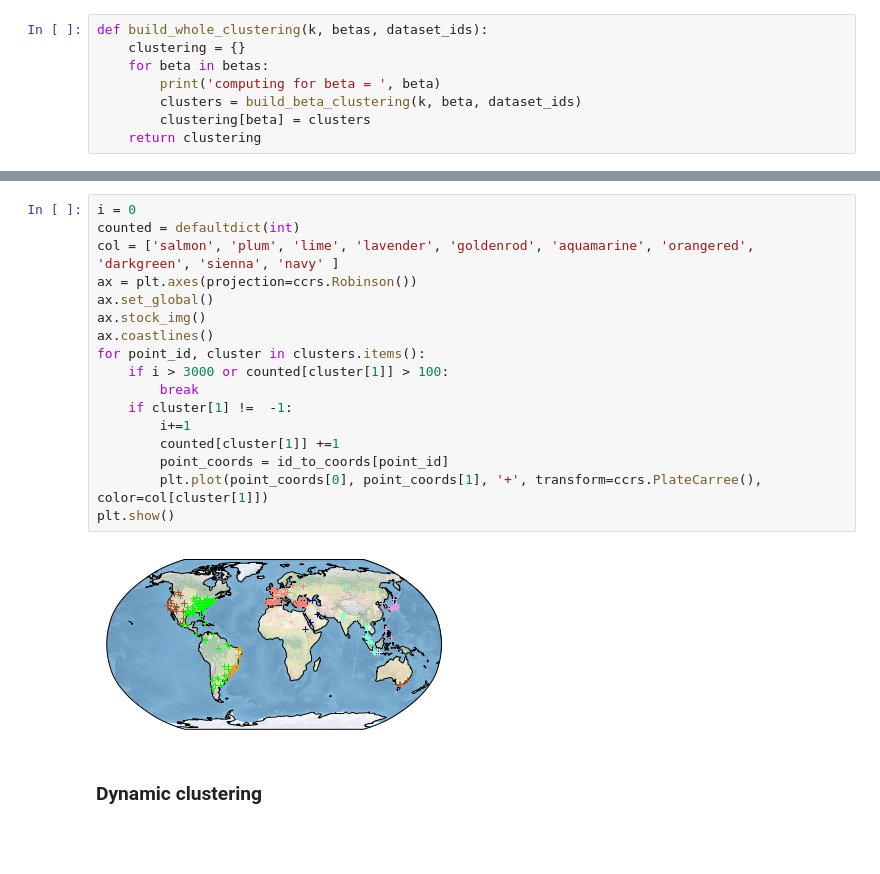
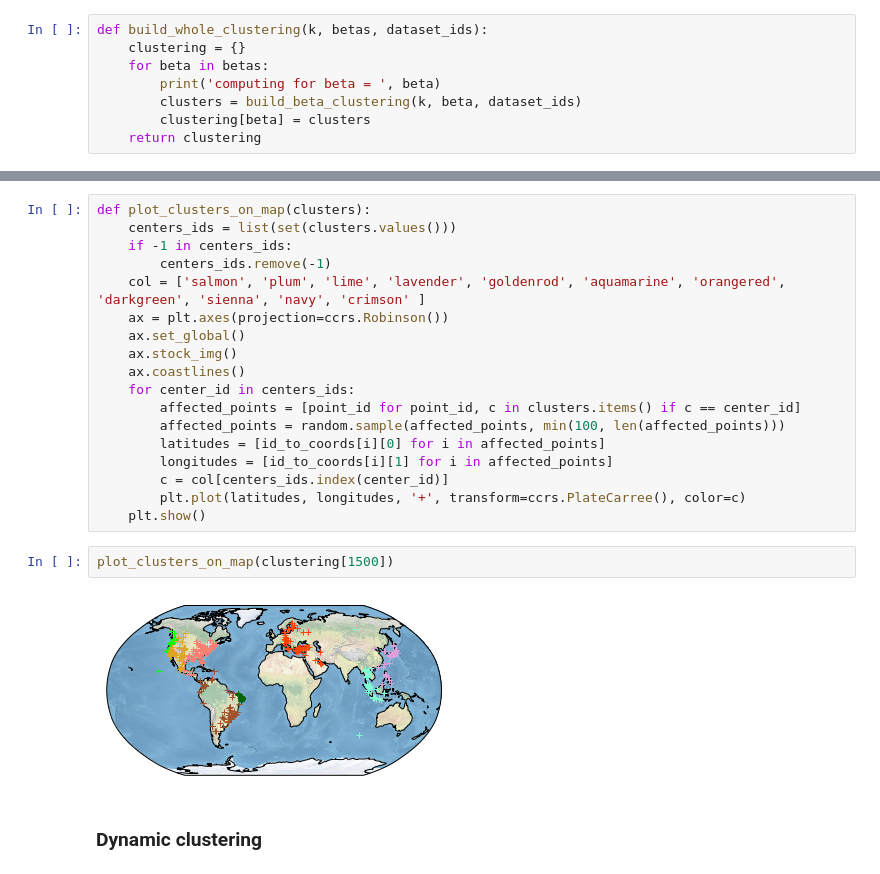
Before and after one commit to AdeleMortier/KCenters, a Jupyter notebook: Fully Dynamic k-center Clustering.ipynb, the cells around one changed output, grey strips where cells are left out. Cells and saved outputs as stored; diff of their text form; blank space fills up the shorter version.

```diff
--- a/Fully Dynamic k-center Clustering.ipynb
+++ b/Fully Dynamic k-center Clustering.ipynb
@@ -240,21 +244,24 @@ defaultdict(<type 'int'>, {0: 4186, 1: 2992, 2: 6346, 3: 365, 4: 1325, 5: 1822,
 # %%
-i = 0
-counted = defaultdict(int)
-col = ['salmon', 'plum', 'lime', 'lavender', 'goldenrod', 'aquamarine', 'orangered', 'darkgreen', 'sienna', 'navy' ]
-ax = plt.axes(projection=ccrs.Robinson())
-ax.set_global()
-ax.stock_img()
-ax.coastlines()
-for point_id, cluster in clusters.items():
-    if i > 3000 or counted[cluster[1]] > 100:
-        break
-    if cluster[1] !=  -1:
-        i+=1
-        counted[cluster[1]] +=1
-        point_coords = id_to_coords[point_id]
-        plt.plot(point_coords[0], point_coords[1], '+', transform=ccrs.PlateCarree(), color=col[cluster[1]])
-plt.show()
+def plot_clusters_on_map(clusters):
+    centers_ids = list(set(clusters.values()))
+    if -1 in centers_ids:
+        centers_ids.remove(-1)
+    col = ['salmon', 'plum', 'lime', 'lavender', 'goldenrod', 'aquamarine', 'orangered', 'darkgreen', 'sienna', 'navy', 'crimson' ]
+    ax = plt.axes(projection=ccrs.Robinson())
+    ax.set_global()
+    ax.stock_img()
+    ax.coastlines()
+    for center_id in centers_ids:
+        affected_points = [point_id for point_id, c in clusters.items() if c == center_id]
+        affected_points = random.sample(affected_points, min(100, len(affected_points)))
+        latitudes = [id_to_coords[i][0] for i in affected_points]
+        longitudes = [id_to_coords[i][1] for i in affected_points]
+        c = col[centers_ids.index(center_id)]
+        plt.plot(latitudes, longitudes, '+', transform=ccrs.PlateCarree(), color=c)
+    plt.show()
-# %% [output]
-[figure, removed]
+# %%
+plot_clusters_on_map(clustering[1500])
+# %% [output]
+[figure, added]
 # %% [markdown]
 ### Dynamic clustering
```
Also changed, not shown: parts of 8 cells of this notebook.
